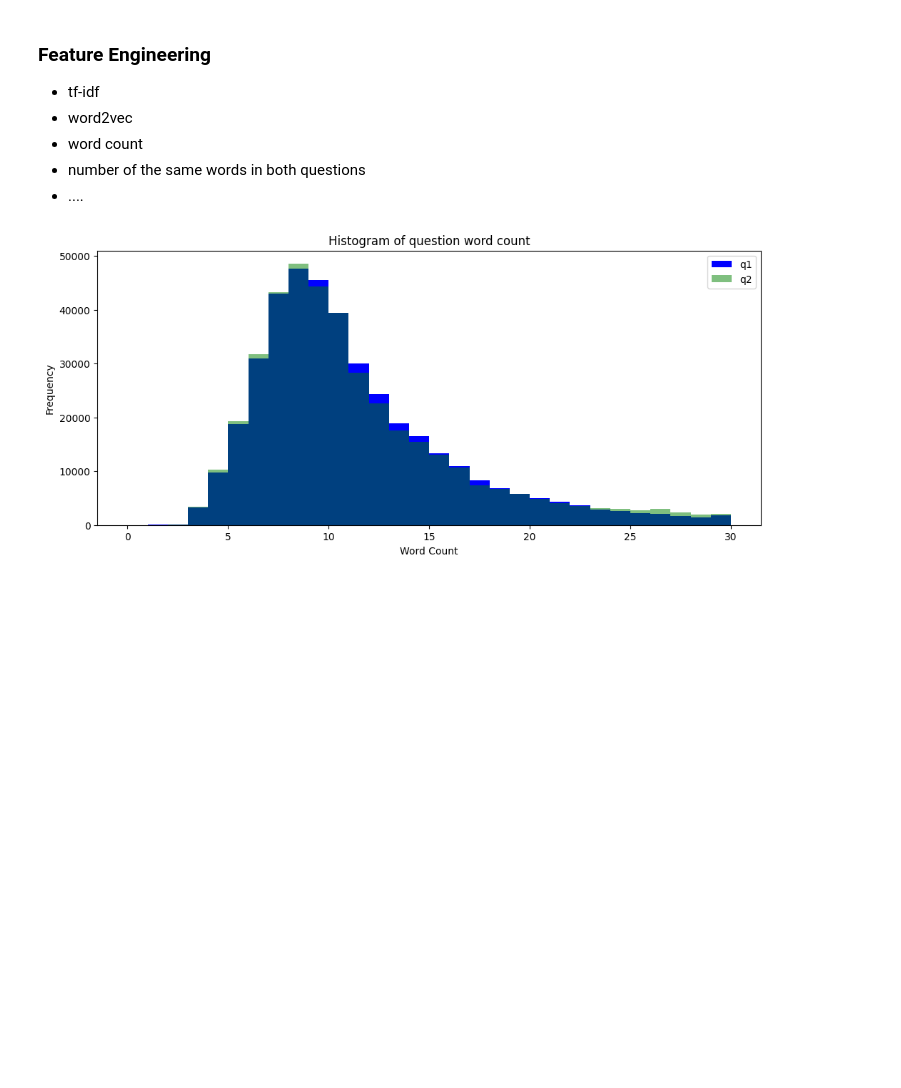
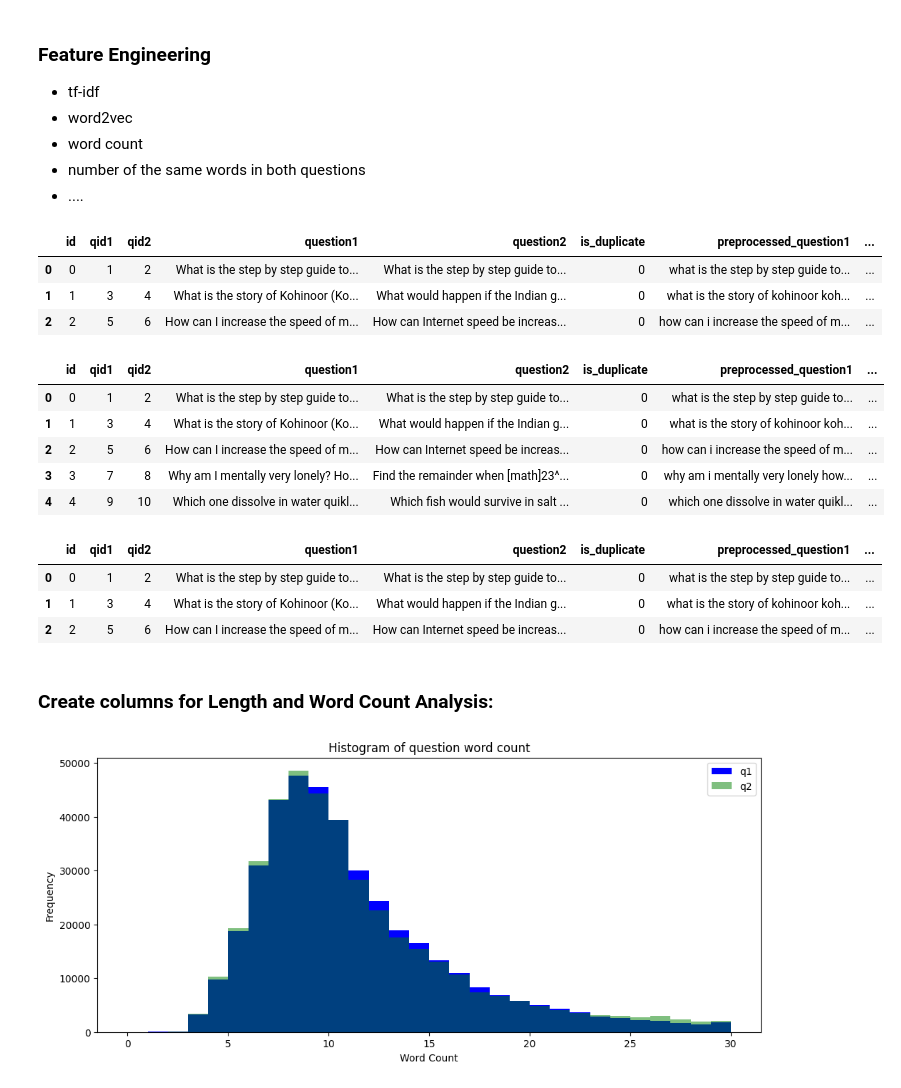
Before and after one commit to Brittanysacha/Mini-Project-V, a Jupyter notebook: mini_project_V.ipynb, the cells around one changed output. Cells and saved outputs as stored; diff of their text form; code cells hidden in the pictures; blank space fills up the shorter version.

```diff
--- a/mini_project_V.ipynb
+++ b/mini_project_V.ipynb
@@ -205,11 +199,66 @@ quora_questions['preprocessed_question2'].fillna("NA", inplace=True)
 - number of the same words in both questions
 - ....
 # %%
-# Calculate TF-IDF
+# Create an instance of TfidfVectorizer
 tfidf_vectorizer = TfidfVectorizer()
+
+# Fit and transform question1 column
 tfidf_question1 = tfidf_vectorizer.fit_transform(quora_questions['question1'])
+
+# Transform question2 column
 tfidf_question2 = tfidf_vectorizer.transform(quora_questions['question2'])
 
 # Convert to sparse vectors
 tfidf_question1 = tfidf_question1.toarray()
 tfidf_question2 = tfidf_question2.toarray()
+
+# Create new columns in the DataFrame with the TF-IDF vectors
+quora_questions['tfidf_question1'] = list(tfidf_question1)
+quora_questions['tfidf_question2'] = list(tfidf_question2)
+# %%
+quora_questions.head(3)
+# %% [output]
+|  | id | qid1 | qid2 | question1 | question2 | is_duplicate | preprocessed_question1 | ... |
+| 0 | 0 | 1 | 2 | What is the step by step guide to... | What is the step by step guide to... | 0 | what is the step by step guide to... | ... |
+| 1 | 1 | 3 | 4 | What is the story of Kohinoor (Ko... | What would happen if the Indian g... | 0 | what is the story of kohinoor koh... | ... |
+| 2 | 2 | 5 | 6 | How can I increase the speed of m... | How can Internet speed be increas... | 0 | how can i increase the speed of m... | ... |
+# %%
+from sklearn.feature_extraction.text import TfidfVectorizer
+TfidfVec = TfidfVectorizer(tokenizer=LemNormalize, stop_words='english')
+def cos_similarity(textlist):
+    tfidf = TfidfVec.fit_transform(textlist)
+    return (tfidf * tfidf.T).toarray()
+cos_similarity(documents)
+# %%
+from sklearn.feature_extraction.text import TfidfVectorizer
+
+# Extract tokenized question data
+tokenized_question1 = quora_questions['tokenized_question1']
+tokenized_question2 = quora_questions['tokenized_question2']
+
+# Combine tokenized questions into a list
+all_tokenized_questions = tokenized_question1 + tokenized_question2
+
+# Create the TF-IDF vectorizer
+TfidfVec = TfidfVectorizer(stop_words='english')
+
+# Fit the vectorizer on the corpus
+TfidfVec.fit(all_tokenized_questions)
+
+def cos_similarity(text1, text2):
+    tfidf = TfidfVec.transform([text1, text2])
+    return (tfidf * tfidf.T).toarray()[0, 1]  # Return the cosine similarity between text1 and text2
+# %%
+# Create a new column 'cosine_similarity' and calculate the similarity for each pair
+quora_questions['cosine_similarity'] = quora_questions.progress_apply(
+    lambda row: cos_similarity(row['tokenized_question1'], row['tokenized_question2']), axis=1)
+# %%
+# Print the updated DataFrame
+quora_questions.head(5)
+# %% [output]
+|  | id | qid1 | qid2 | question1 | question2 | is_duplicate | preprocessed_question1 | ... |
+| 0 | 0 | 1 | 2 | What is the step by step guide to... | What is the step by step guide to... | 0 | what is the step by step guide to... | ... |
+| 1 | 1 | 3 | 4 | What is the story of Kohinoor (Ko... | What would happen if the Indian g... | 0 | what is the story of kohinoor koh... | ... |
+| 2 | 2 | 5 | 6 | How can I increase the speed of m... | How can Internet speed be increas... | 0 | how can i increase the speed of m... | ... |
+| 3 | 3 | 7 | 8 | Why am I mentally very lonely? Ho... | Find the remainder when [math]23^... | 0 | why am i mentally very lonely how... | ... |
+| 4 | 4 | 9 | 10 | Which one dissolve in water quikl... | Which fish would survive in salt ... | 0 | which one dissolve in water quikl... | ... |
@@ -229,6 +278,15 @@ quora_questions['word2vec_question2'] = quora_questions['tokenized_question2'].a
 
 # Calculate Common Words
 quora_questions['common_words'] = quora_questions.apply(lambda row: len(set(row['tokenized_question1']).intersection(set(row['tokenized_question2']))), axis=1)
+# %%
+quora_questions.head(3)
+# %% [output]
+|  | id | qid1 | qid2 | question1 | question2 | is_duplicate | preprocessed_question1 | ... |
+| 0 | 0 | 1 | 2 | What is the step by step guide to... | What is the step by step guide to... | 0 | what is the step by step guide to... | ... |
+| 1 | 1 | 3 | 4 | What is the story of Kohinoor (Ko... | What would happen if the Indian g... | 0 | what is the story of kohinoor koh... | ... |
+| 2 | 2 | 5 | 6 | How can I increase the speed of m... | How can Internet speed be increas... | 0 | how can i increase the speed of m... | ... |
+# %% [markdown]
+### Create columns for Length and Word Count Analysis:
 # %%
 quora_questions['q1_len'] = quora_questions['question1'].str.len()
 quora_questions['q2_len'] = quora_questions['question2'].str.len()
```
Also changed, not shown: parts of 19 cells of this notebook.
